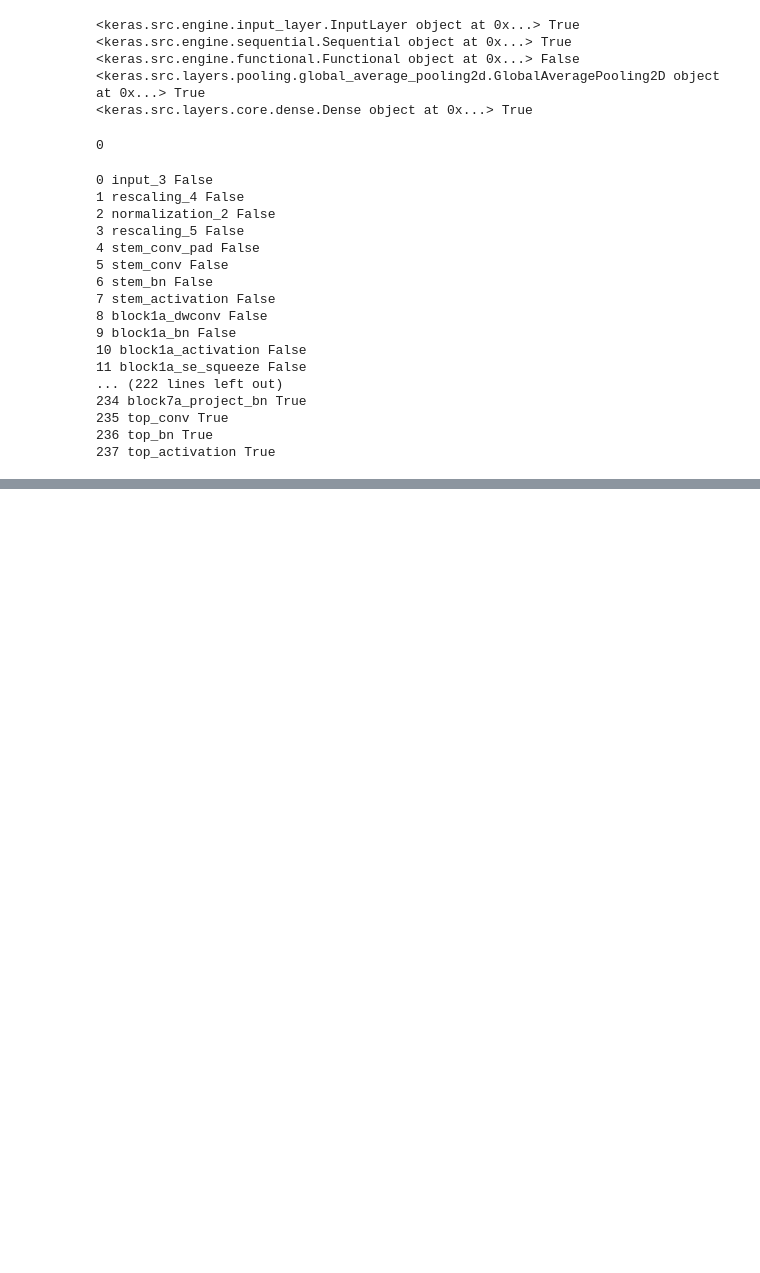
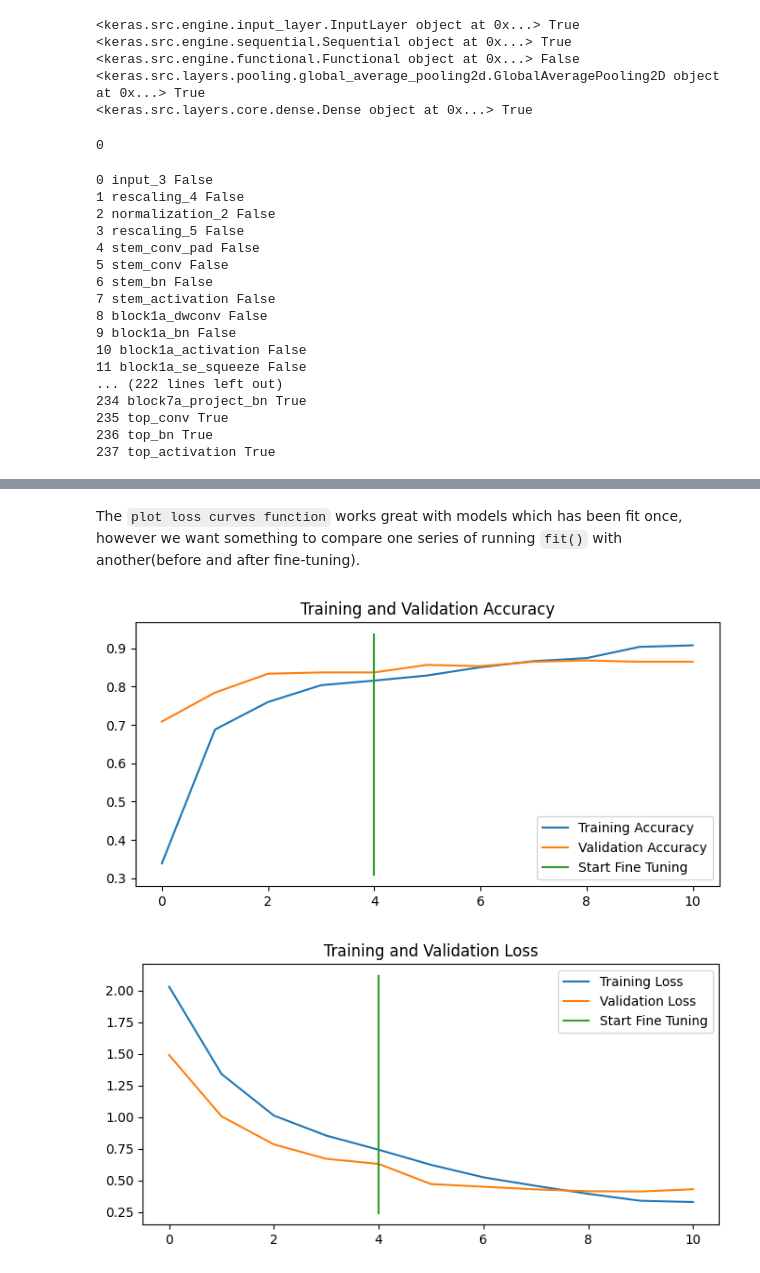
Before and after one commit to aakriti-dot/Tensorflow, a Jupyter notebook: TransferLearning_FineTuning.ipynb, the cells around one changed output, grey strips where cells are left out. Drawn from its saved outputs; the diff is of its cells as text; code cells hidden in the pictures; blank space fills up the shorter version.

```diff
--- a/TransferLearning_FineTuning.ipynb
+++ b/TransferLearning_FineTuning.ipynb
@@ -645,0 +685,44 @@ for layer_number, layer in enumerate(model_2.layers[2].layers):
+# %% [markdown]
+The `plot loss curves function` works great with models which has been fit once, however we want something to compare one series of running `fit()` with another(before and after fine-tuning).
+# %%
+#lets create a function for before and after fine tuning
+def compare_historys(original_history, new_history, initial_epochs=5):
+
+  #Get original history measurements
+  acc = original_history.history['accuracy']
+  loss = original_history.history['loss']
+
+  val_acc = original_history.history['val_accuracy']
+  val_loss = original_history.history['val_loss']
+
+  #Combine original history metrics with new history metrics
+  total_acc = acc + new_history.history['accuracy']
+  total_loss = loss + new_history.history['loss']
+
+  total_val_acc = val_acc + new_history.history['val_accuracy']
+  total_val_loss = val_loss + new_history.history['val_loss']
+
+  #Make plots for accuracy
+  plt.figure(figsize=(8,8))
+  plt.subplot(2,1,1)
+  plt.plot(total_acc, label='Training Accuracy')
+  plt.plot(total_val_acc, label='Validation Accuracy')
+  plt.plot([initial_epochs-1, initial_epochs-1], plt.ylim(),label='Start Fine Tuning')
+  plt.legend(loc='lower right')
+  plt.title('Training and Validation Accuracy')
+
+  #Make plots for loss
+  plt.figure(figsize=(8,8))
+  plt.subplot(2,1,2)
+  plt.plot(total_loss, label='Training Loss')
+  plt.plot(total_val_loss, label='Validation Loss')
+  plt.plot([initial_epochs-1, initial_epochs-1], plt.ylim(),label='Start Fine Tuning')
+  plt.legend(loc='upper right')
+  plt.title('Training and Validation Loss')
+# %%
+compare_historys(history_10_percent_data_aug,
+                 history_fine_10_percent_data_aug,
+                 initial_epochs=5)
+# %% [output]
+[figure, added]
+[figure, added]
```
Also changed, not shown: parts of 21 cells of this notebook.
